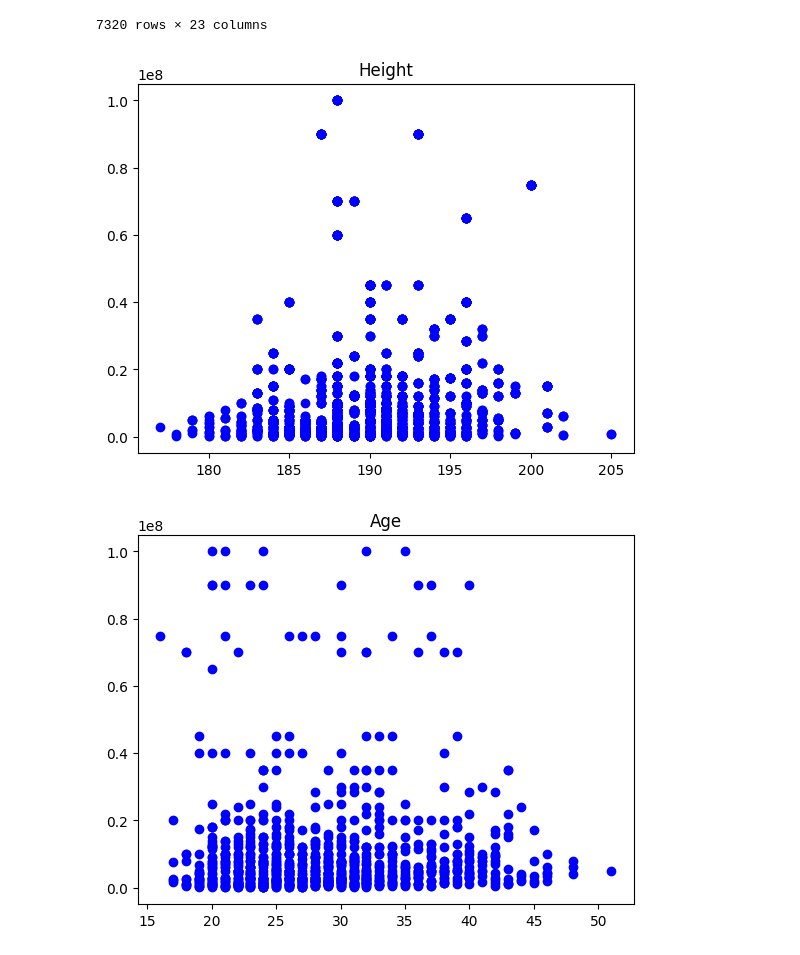
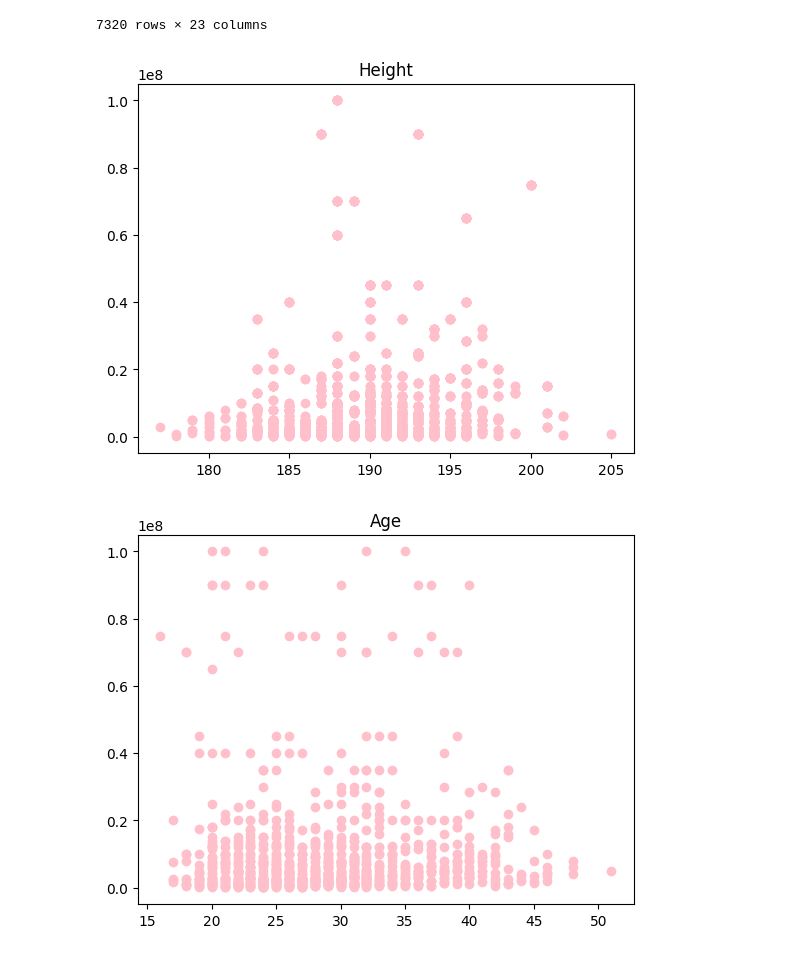
Before and after one commit to camille-sophiie/sports-data, a Jupyter notebook: code/02_Scatterplots_nicole.ipynb, the cells around one changed output. Saved outputs shown, nothing was run; the diff lists cells and outputs as text; code cells hidden in the pictures.

```diff
--- a/code/02_Scatterplots_nicole.ipynb
+++ b/code/02_Scatterplots_nicole.ipynb
@@ -71,39 +71,49 @@ striker_df
 # Scatterplot goalkeeper
 
 # height
-plt.scatter(goalkeeper_df['height'], goalkeeper_df['highest_market_value'], c ="blue")
+plt.scatter(goalkeeper_df['height'], goalkeeper_df['highest_market_value'], c ="pink")
 plt.title('Height')
 plt.show()
 
 # age
-plt.scatter(goalkeeper_df['age'], goalkeeper_df['highest_market_value'], c ="blue")
+plt.scatter(goalkeeper_df['age'], goalkeeper_df['highest_market_value'], c ="pink")
 plt.title('Age')
 plt.show()
 
 # year
-plt.scatter(goalkeeper_df['year'], goalkeeper_df['highest_market_value'], c ="blue")
+plt.scatter(goalkeeper_df['year'], goalkeeper_df['highest_market_value'], c ="pink")
 plt.title('number of seasons')
 plt.show()
 
 # average minutes
-plt.scatter(goalkeeper_df['average_minutes'], goalkeeper_df['highest_market_value'], c ="blue")
+plt.scatter(goalkeeper_df['average_minutes'], goalkeeper_df['highest_market_value'], c ="pink")
 plt.title('Average Minutes played')
 plt.show()
 
 # red cards average
-plt.scatter(goalkeeper_df['red_cards_avg'], goalkeeper_df['highest_market_value'], c ="blue")
+plt.scatter(goalkeeper_df['red_cards_avg'], goalkeeper_df['highest_market_value'], c ="pink")
 plt.title('Average Red Cards per game')
 plt.show()
 
 # yellow cards average
-plt.scatter(goalkeeper_df['yellow_cards_avg'], goalkeeper_df['highest_market_value'], c ="blue")
+plt.scatter(goalkeeper_df['yellow_cards_avg'], goalkeeper_df['highest_market_value'], c ="pink")
 plt.title('Average yellow cards per game')
 plt.show()
 
+# average assists
+plt.scatter(goalkeeper_df['avg_assists_per_year'], goalkeeper_df['highest_market_value'], c ="pink")
+plt.title('average assists per game')
+plt.show()
+
+# average goals
+plt.scatter(goalkeeper_df['avg_goals_per_year'], goalkeeper_df['highest_market_value'], c ="pink")
+plt.title('average goals per game')
+plt.show()
+
 # average games per year
-plt.scatter(goalkeeper_df['avg_games_per_year'], goalkeeper_df['highest_market_value'], c ="blue")
+plt.scatter(goalkeeper_df['avg_games_per_year'], goalkeeper_df['highest_market_value'], c ="pink")
 plt.title('average games played per season')
 plt.show()
 # %% [output]
-[figure, old version]
+[figure, new version]
-[figure, old version]
+[figure, new version]
```
Also changed, not shown: parts of 2 cells of this notebook.
